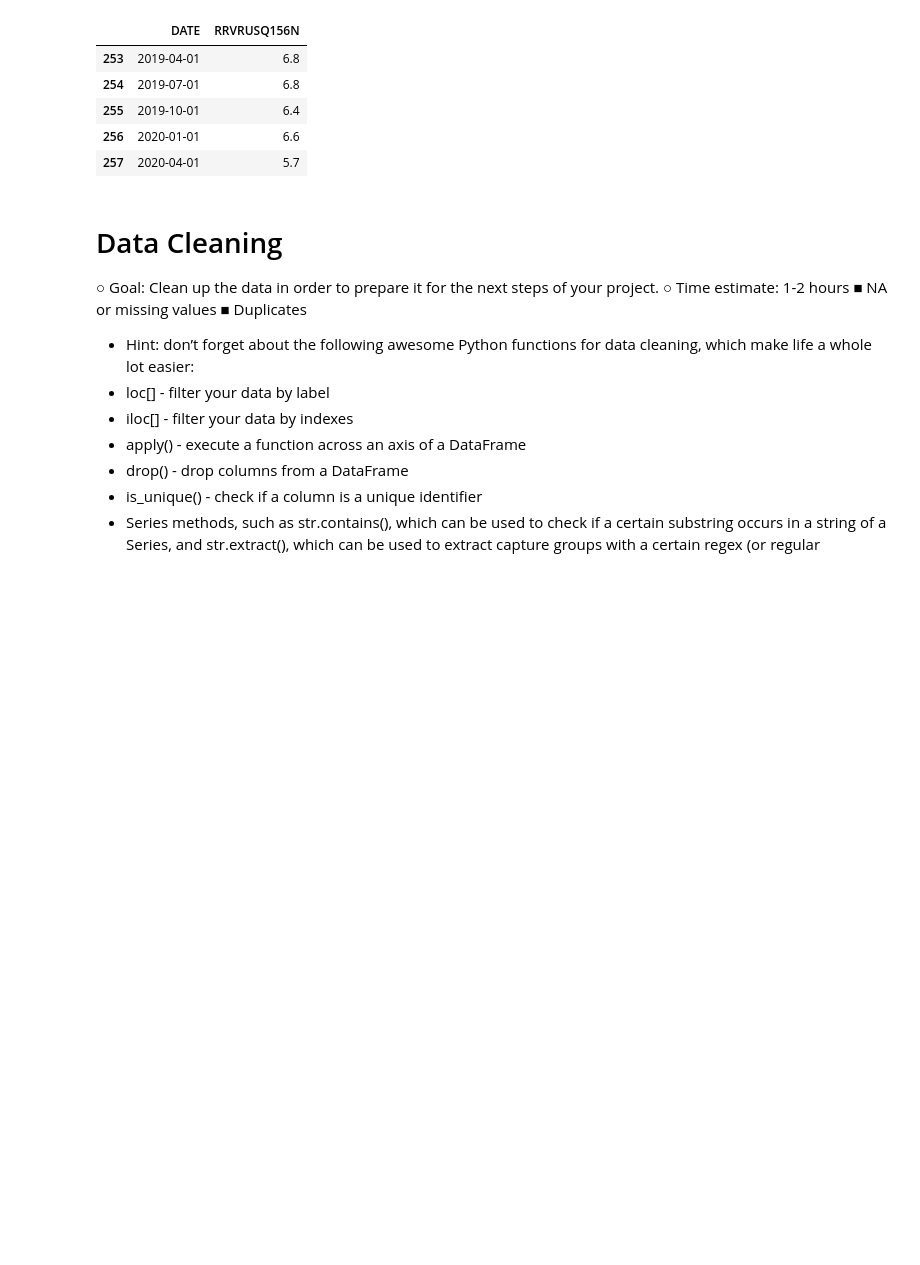
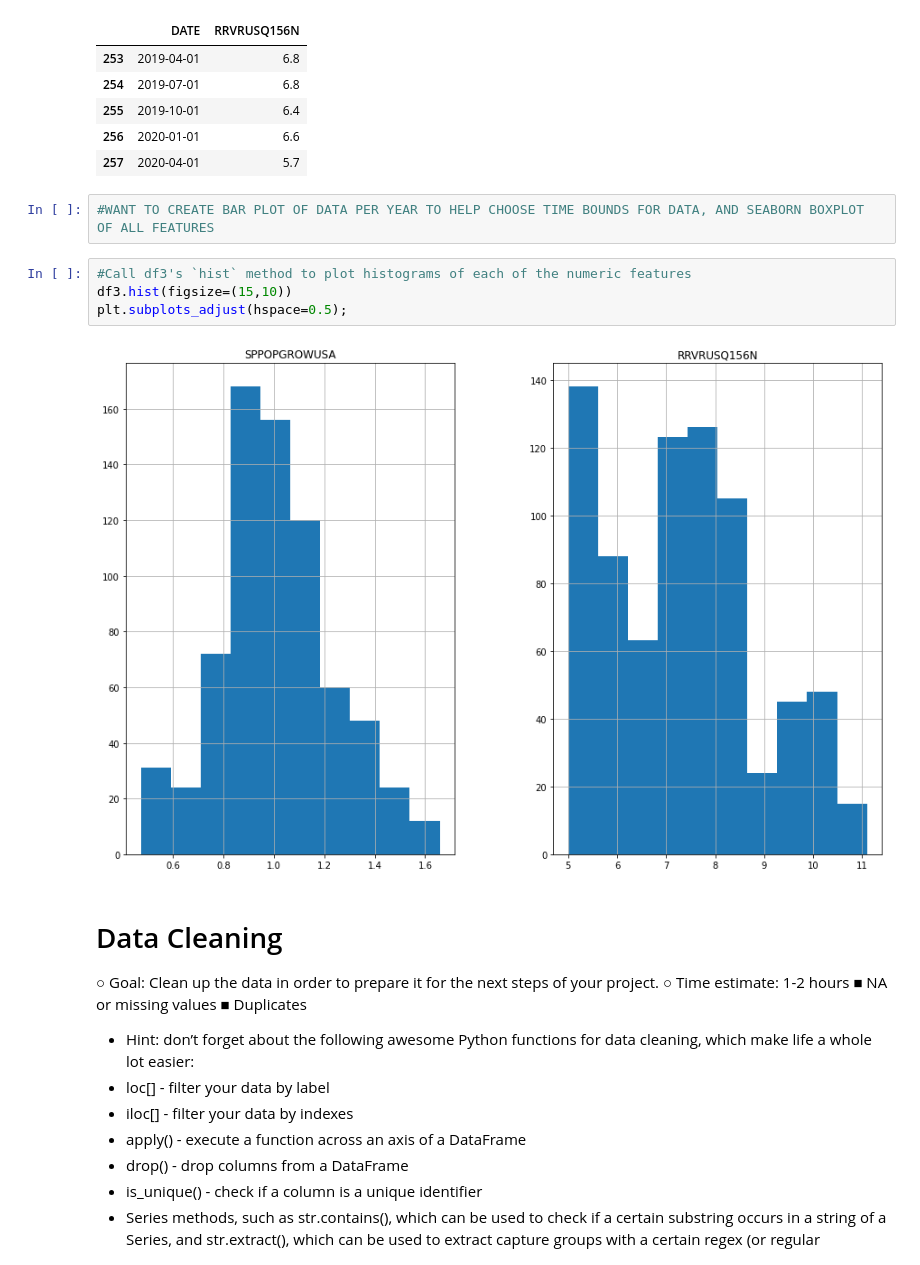
Before and after one commit to jjfrasca/Capstone_2, a Jupyter notebook: notebooks/1.0-jjf-initial-data-wrangling.ipynb, the cells around one changed output. Drawn from its saved outputs; the diff is of its cells as text; blank space fills up the shorter version.

Commit message:
Data Wrangling almost complete without summary or mentor check

```diff
--- a/notebooks/1.0-jjf-initial-data-wrangling.ipynb
+++ b/notebooks/1.0-jjf-initial-data-wrangling.ipynb
@@ -141,6 +238,14 @@ df_q.tail()
 | 255 | 2019-10-01 | 6.4 |
 | 256 | 2020-01-01 | 6.6 |
 | 257 | 2020-04-01 | 5.7 |
+# %%
+#WANT TO CREATE BAR PLOT OF DATA PER YEAR TO HELP CHOOSE TIME BOUNDS FOR DATA, AND SEABORN BOXPLOT OF ALL FEATURES
+# %%
+#Call df3's `hist` method to plot histograms of each of the numeric features
+df3.hist(figsize=(15,10))
+plt.subplots_adjust(hspace=0.5);
+# %% [output]
+[figure, added]
 # %% [markdown]
 # Data Cleaning
 
```
Also changed, not shown: parts of 37 cells of this notebook, 2 other files.
